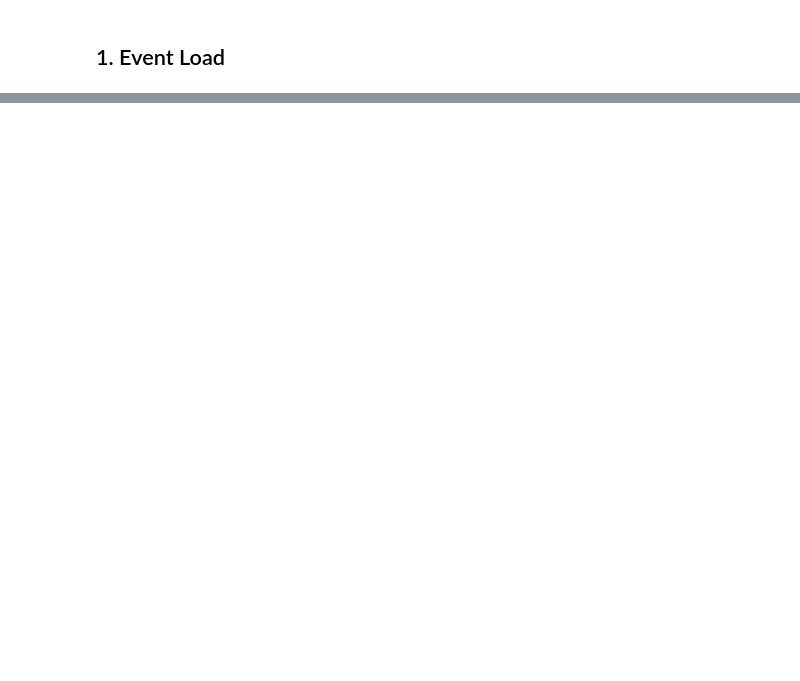
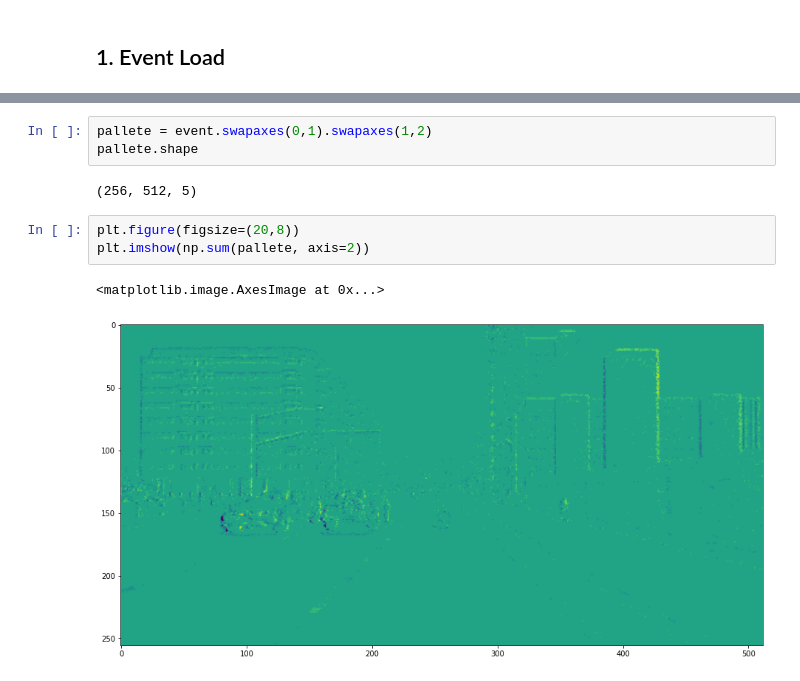
Before and after one commit to J-PARK11/HYU_CVLAB_Work, a Jupyter notebook: Event_camera/RAM_Net/TA_ECS.ipynb, the cells around one changed output, grey strips where cells are left out. Saved outputs shown, nothing was run; the diff lists cells and outputs as text; blank space fills up the shorter version.

```diff
--- a/Event_camera/RAM_Net/TA_ECS.ipynb
+++ b/Event_camera/RAM_Net/TA_ECS.ipynb
@@ -71,0 +86,11 @@ list(a.shape)
+# %%
+pallete = event.swapaxes(0,1).swapaxes(1,2)
+pallete.shape
+# %% [output]
+(256, 512, 5)
+# %%
+plt.figure(figsize=(20,8))
+plt.imshow(np.sum(pallete, axis=2))
+# %% [output]
+<matplotlib.image.AxesImage at 0x...>
+[figure, added]
```
Also changed, not shown: parts of 26 cells of this notebook, 25 other files.
